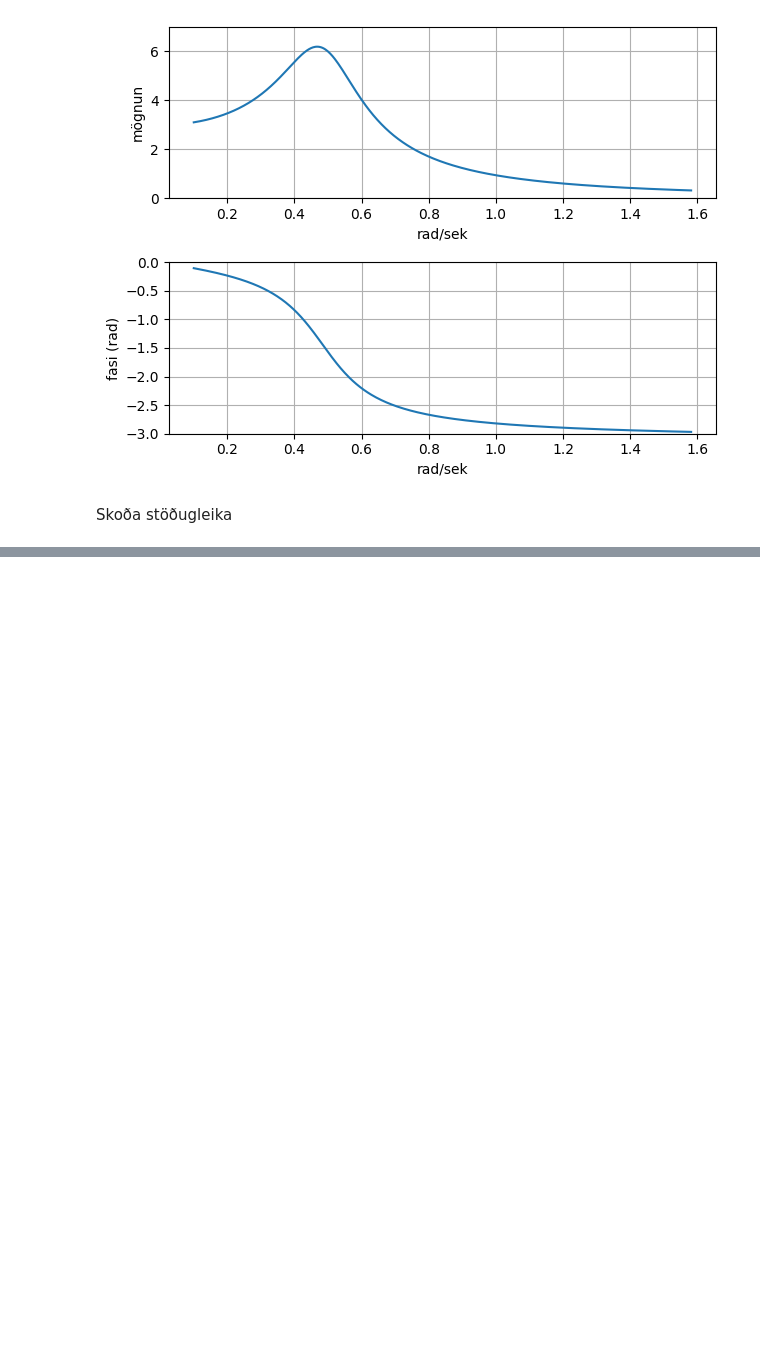
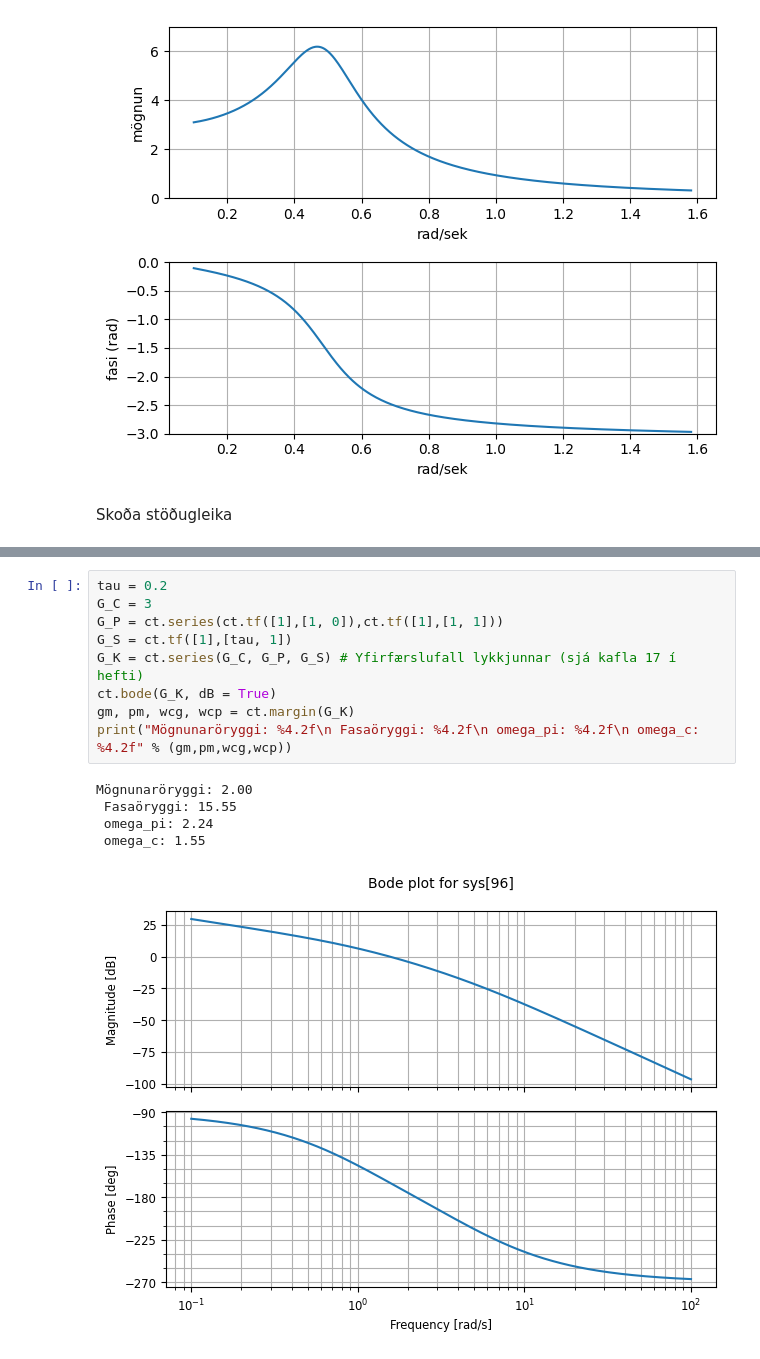
Before and after one commit to rsaemundsson/idn_303_TS_24, a Jupyter notebook: IÐN303G24_Synidaemi_Control.ipynb, the cells around one changed output, grey strips where cells are left out. Saved outputs shown, nothing was run; the diff lists cells and outputs as text; blank space fills up the shorter version.

Commit message:
Bætt við dB, lagfært og bætt við öðru dæmi um mögnunar- og fasaöryggi.

```diff
--- a/IÐN303G24_Synidaemi_Control.ipynb
+++ b/IÐN303G24_Synidaemi_Control.ipynb
@@ -186,0 +187,15 @@ Mögnunaröryggi:  inf
+# %%
+tau = 0.2
+G_C = 3
+G_P = ct.series(ct.tf([1],[1, 0]),ct.tf([1],[1, 1]))
+G_S = ct.tf([1],[tau, 1])
+G_K = ct.series(G_C, G_P, G_S) # Yfirfærslufall lykkjunnar (sjá kafla 17 í hefti)
+ct.bode(G_K, dB = True)
+gm, pm, wcg, wcp = ct.margin(G_K)
+print("Mögnunaröryggi: %4.2f\n Fasaöryggi: %4.2f\n omega_pi: %4.2f\n omega_c: %4.2f" % (gm,pm,wcg,wcp))
+# %% [output]
+Mögnunaröryggi: 2.00
+ Fasaöryggi: 15.55
+ omega_pi: 2.24
+ omega_c: 1.55
+[figure, added]
```
Also changed, not shown: parts of 3 cells of this notebook.
